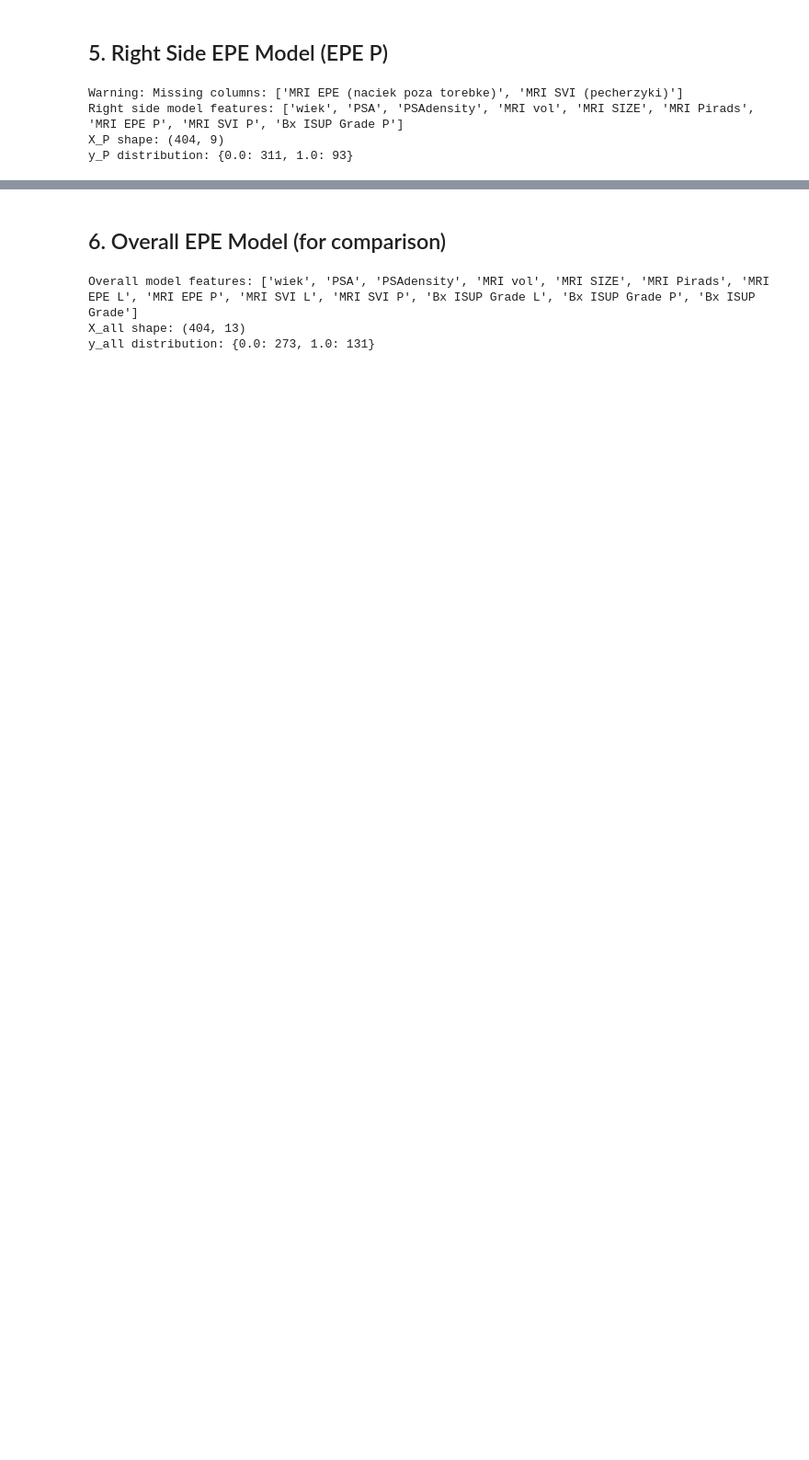
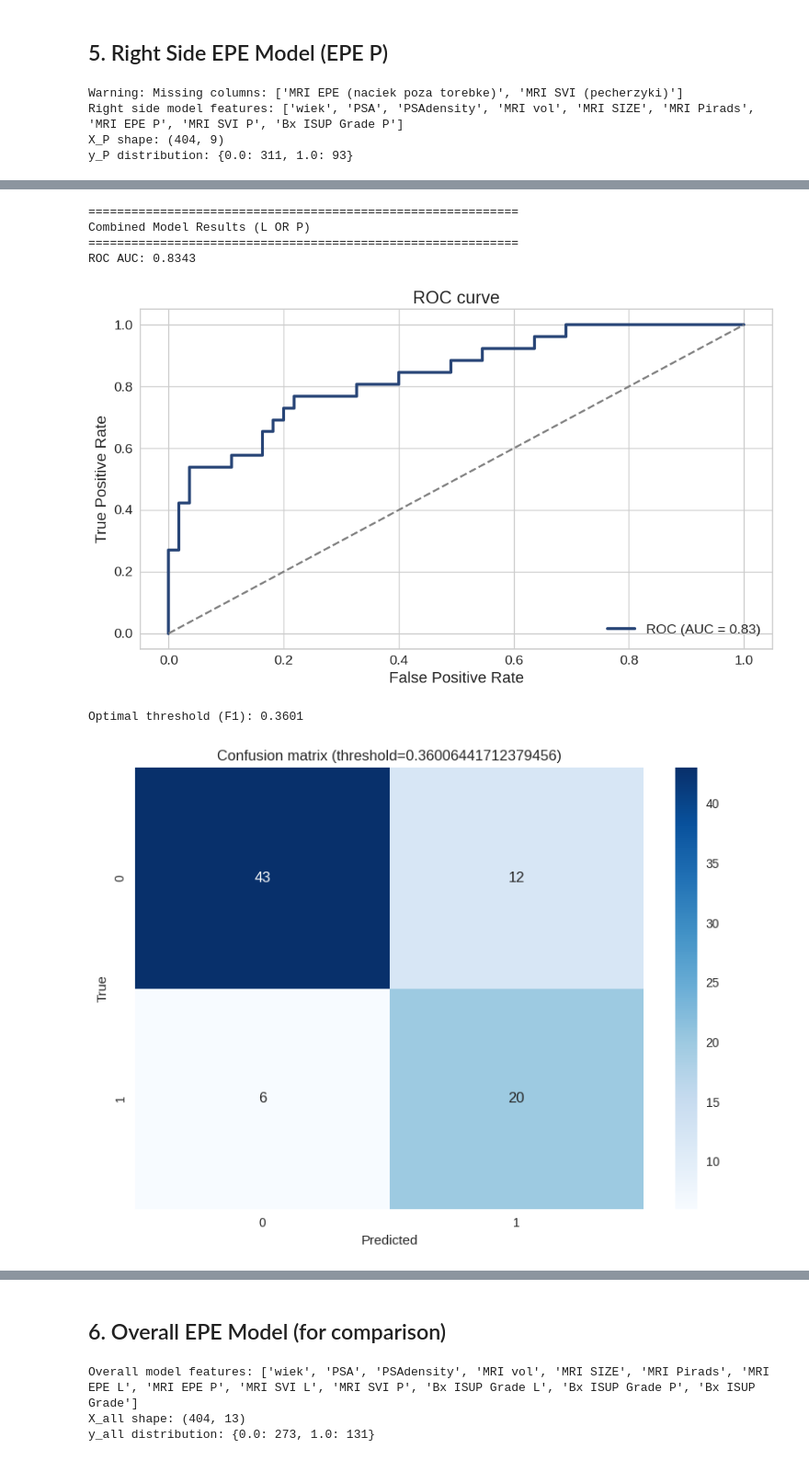
Before and after one commit to PiotrRenk/microscopic-epe-proj, a Jupyter notebook: notebooks/side_specific_epe.ipynb, the cells around one changed output, grey strips where cells are left out. Shown at 92% size. Saved outputs shown, nothing was run; the diff lists cells and outputs as text; code cells hidden in the pictures; blank space fills up the shorter version.

```diff
--- a/notebooks/side_specific_epe.ipynb
+++ b/notebooks/side_specific_epe.ipynb
@@ -426,0 +504,27 @@ A new explainer has been created!
+# %%
+# Evaluate combined model
+fpr_combined, tpr_combined, thresholds_combined = roc_curve(y_test_comb, probs_combined)
+auc_combined = roc_auc_score(y_test_comb, probs_combined)
+
+print("\n" + "="*60)
+print("Combined Model Results (L OR P)")
+print("="*60)
+print(f"ROC AUC: {auc_combined:.4f}")
+
+# Plot ROC curve
+plot_roc(fpr_combined, tpr_combined, auc_combined)
+
+# Find optimal threshold
+optimal_threshold_combined = discrimination_threshold(y_test_comb.values, probs_combined, method='f1')
+print(f"Optimal threshold (F1): {optimal_threshold_combined:.4f}")
+
+# Plot confusion matrix at optimal threshold
+plot_confusion_matrix(y_test_comb.values, y_pred_probs=probs_combined, threshold=optimal_threshold_combined)
+# %% [output]
+============================================================
+Combined Model Results (L OR P)
+============================================================
+ROC AUC: 0.8343
+[figure, added]
+Optimal threshold (F1): 0.3601
+[figure, added]
```
Also changed, not shown: parts of 19 cells of this notebook.
